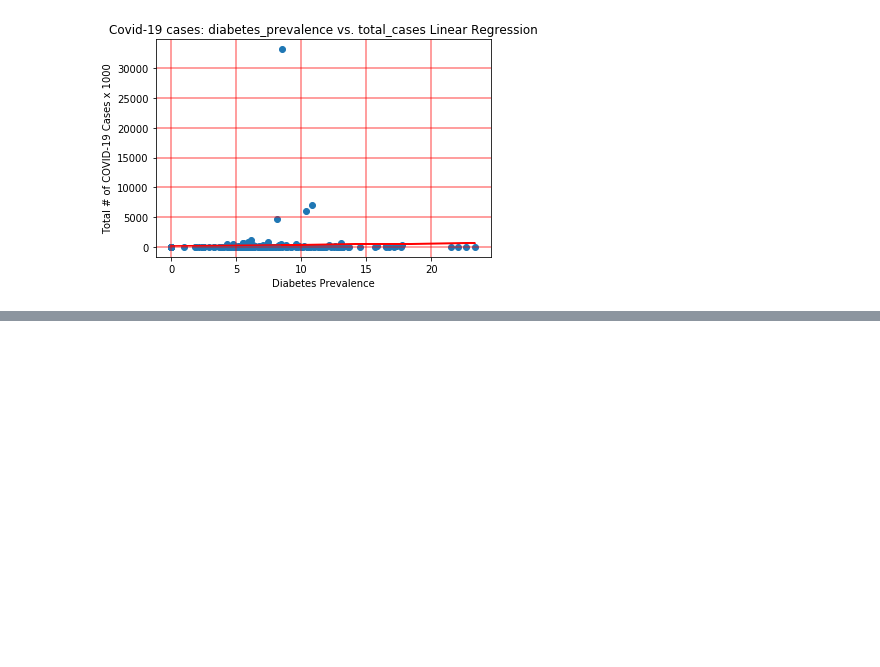
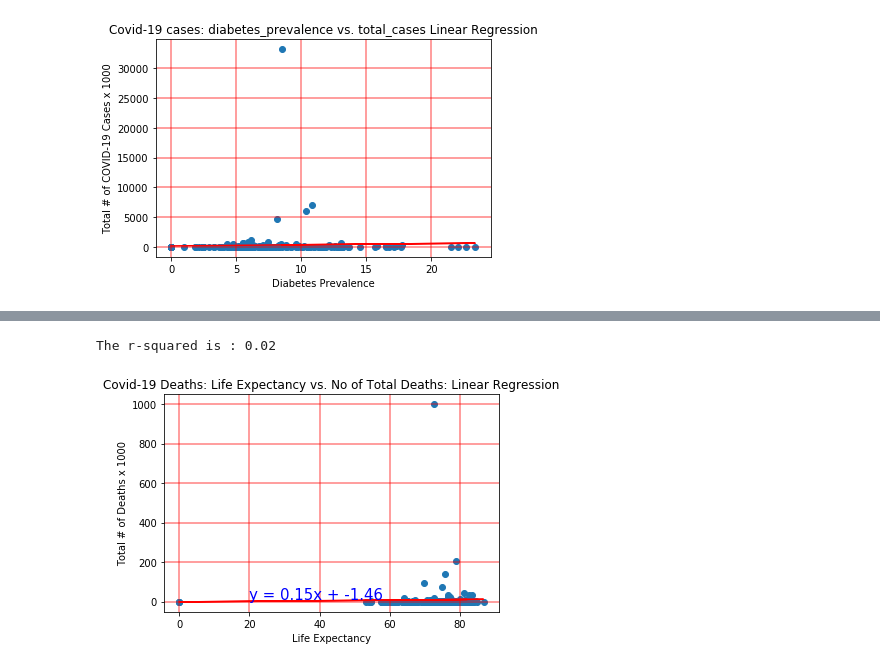
Before and after one commit to jjjdewan/ucb-data-visualization-msgrp-project1-covid-19, a Jupyter notebook: covid-19-project-challenge.ipynb, the cells around one changed output, grey strips where cells are left out. Cells and saved outputs as stored; diff of their text form; code cells hidden in the pictures; blank space fills up the shorter version.

```diff
--- a/covid-19-project-challenge.ipynb
+++ b/covid-19-project-challenge.ipynb
@@ -389,3 +379,31 @@ The r-squared is : -0.02
+# %%
+#
+# Correlation of # of covid-19 death with life_expectancy
+# Call function
+get_regress = linear_regress(covid_data_clean_df_analysis["life_expectancy"],
+                             covid_data_clean_df_analysis["total_deaths"]/1000)
+
+
+# Call annotate func
+annotate_plt(get_regress, 20, 10)
+
+# Set a title
+plt.title("Covid-19 Deaths: Life Expectancy vs. No of Total Deaths: Linear Regression")
+
+# Set xlabel
+plt.xlabel("Life Expectancy")
+
+# Set ylabel
+plt.ylabel("Total # of Deaths x 1000")
+
+# Set grid
+plt.grid(linestyle='-', linewidth=1.5, alpha = 0.5, color='r')
+
+# Save the figure
+plt.savefig("Covid-19-life_expectancy-VS-COVID-19-total_deaths-LinearRegression.png")
+# %% [output]
+The r-squared is : 0.02
+[figure, added]
 # %%
 #How many hospital beds per thousand available for each continent?
 #create graph
```
Also changed, not shown: parts of 12 cells of this notebook.
